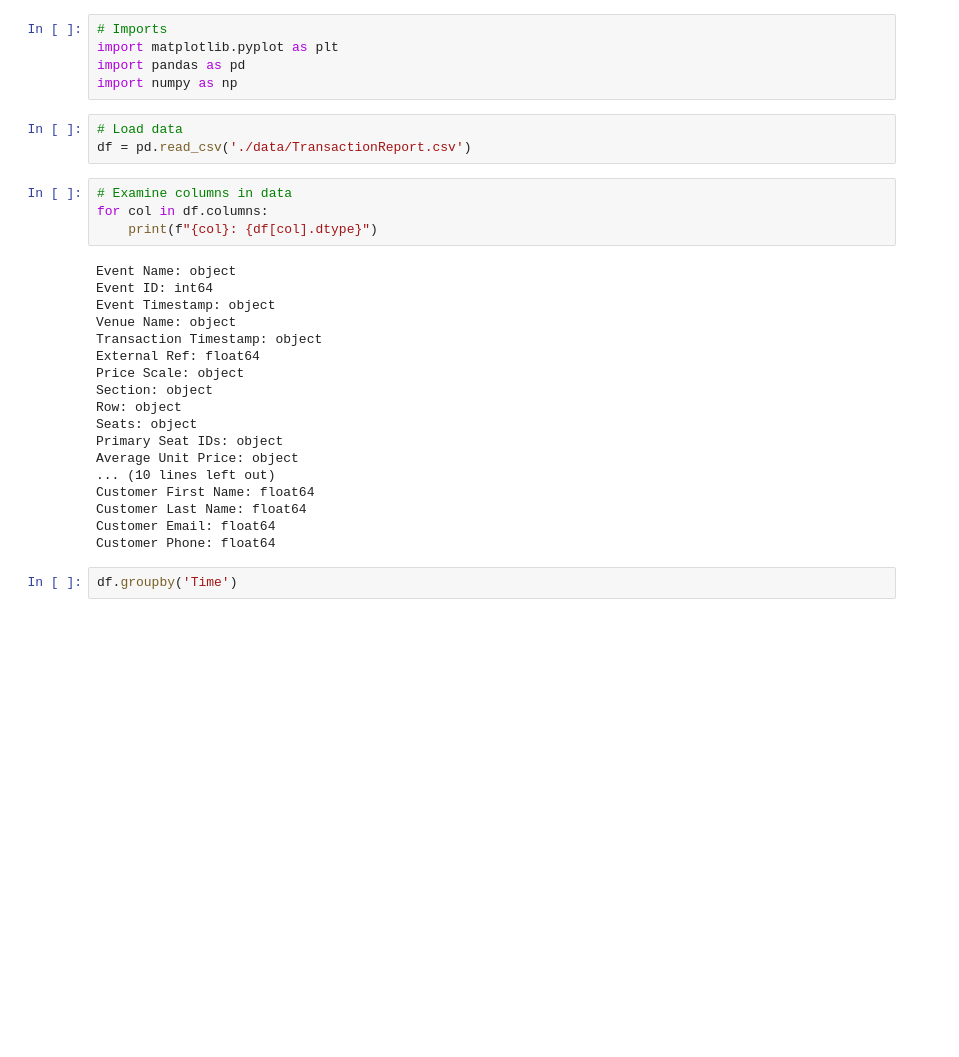
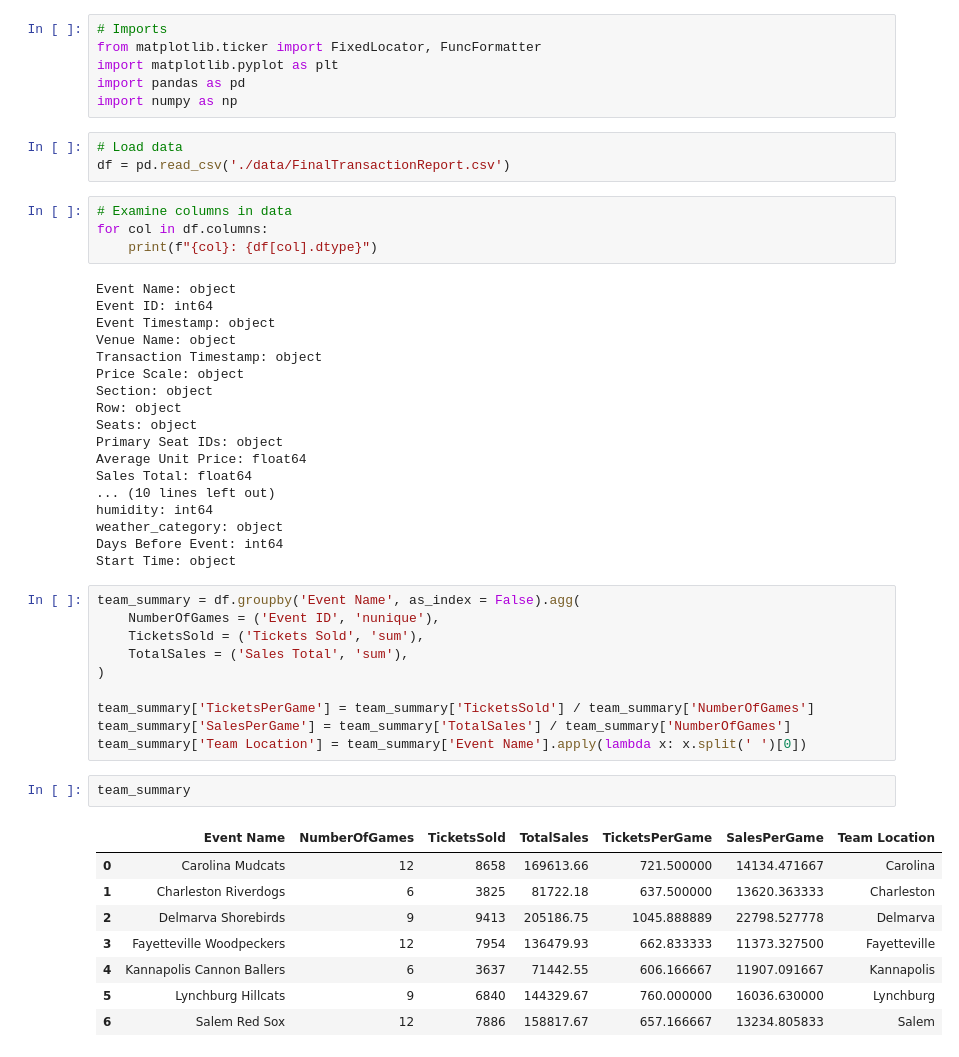
Before and after one commit to brianhockett/FredNats-TicketPricing, a Jupyter notebook: TR_EDA.ipynb, the cells around one changed output. Cells and saved outputs as stored; diff of their text form; blank space fills up the shorter version.

Commit message:
Fixed weather augmentatio. Added some Cleaning and EDA

```diff
--- a/TR_EDA.ipynb
+++ b/TR_EDA.ipynb
@@ -1,11 +1,12 @@
 # %%
 # Imports
+from matplotlib.ticker import FixedLocator, FuncFormatter
 import matplotlib.pyplot as plt
 import pandas as pd
 import numpy as np
 # %%
 # Load data
-df = pd.read_csv('./data/TransactionReport.csv')
+df = pd.read_csv('./data/FinalTransactionReport.csv')
 # %%
 # Examine columns in data
 for col in df.columns:
@@ -16,17 +17,36 @@ Event ID: int64
 Event Timestamp: object
 Venue Name: object
 Transaction Timestamp: object
-External Ref: float64
 Price Scale: object
 Section: object
 Row: object
 Seats: object
 Primary Seat IDs: object
-Average Unit Price: object
+Average Unit Price: float64
+Sales Total: float64
 ... (10 lines left out)
-Customer First Name: float64
-Customer Last Name: float64
-Customer Email: float64
-Customer Phone: float64
+humidity: int64
+weather_category: object
+Days Before Event: int64
+Start Time: object
-# %%
-df.groupby('Time')
+# %%
+team_summary = df.groupby('Event Name', as_index = False).agg(
+    NumberOfGames = ('Event ID', 'nunique'),
+    TicketsSold = ('Tickets Sold', 'sum'),
+    TotalSales = ('Sales Total', 'sum'),
+)
+
+team_summary['TicketsPerGame'] = team_summary['TicketsSold'] / team_summary['NumberOfGames']
+team_summary['SalesPerGame'] = team_summary['TotalSales'] / team_summary['NumberOfGames']
+team_summary['Team Location'] = team_summary['Event Name'].apply(lambda x: x.split(' ')[0])
+# %%
+team_summary
+# %% [output]
+|  | Event Name | NumberOfGames | TicketsSold | TotalSales | TicketsPerGame | SalesPerGame | Team Location |
+| 0 | Carolina Mudcats | 12 | 8658 | 169613.66 | 721.500000 | 14134.471667 | Carolina |
+| 1 | Charleston Riverdogs | 6 | 3825 | 81722.18 | 637.500000 | 13620.363333 | Charleston |
+| 2 | Delmarva Shorebirds | 9 | 9413 | 205186.75 | 1045.888889 | 22798.527778 | Delmarva |
+| 3 | Fayetteville Woodpeckers | 12 | 7954 | 136479.93 | 662.833333 | 11373.327500 | Fayetteville |
+| 4 | Kannapolis Cannon Ballers | 6 | 3637 | 71442.55 | 606.166667 | 11907.091667 | Kannapolis |
+| 5 | Lynchburg Hillcats | 9 | 6840 | 144329.67 | 760.000000 | 16036.630000 | Lynchburg |
+| 6 | Salem Red Sox | 12 | 7886 | 158817.67 | 657.166667 | 13234.805833 | Salem |
```
Also changed, not shown: parts of 4 cells of this notebook, 2 other files.
